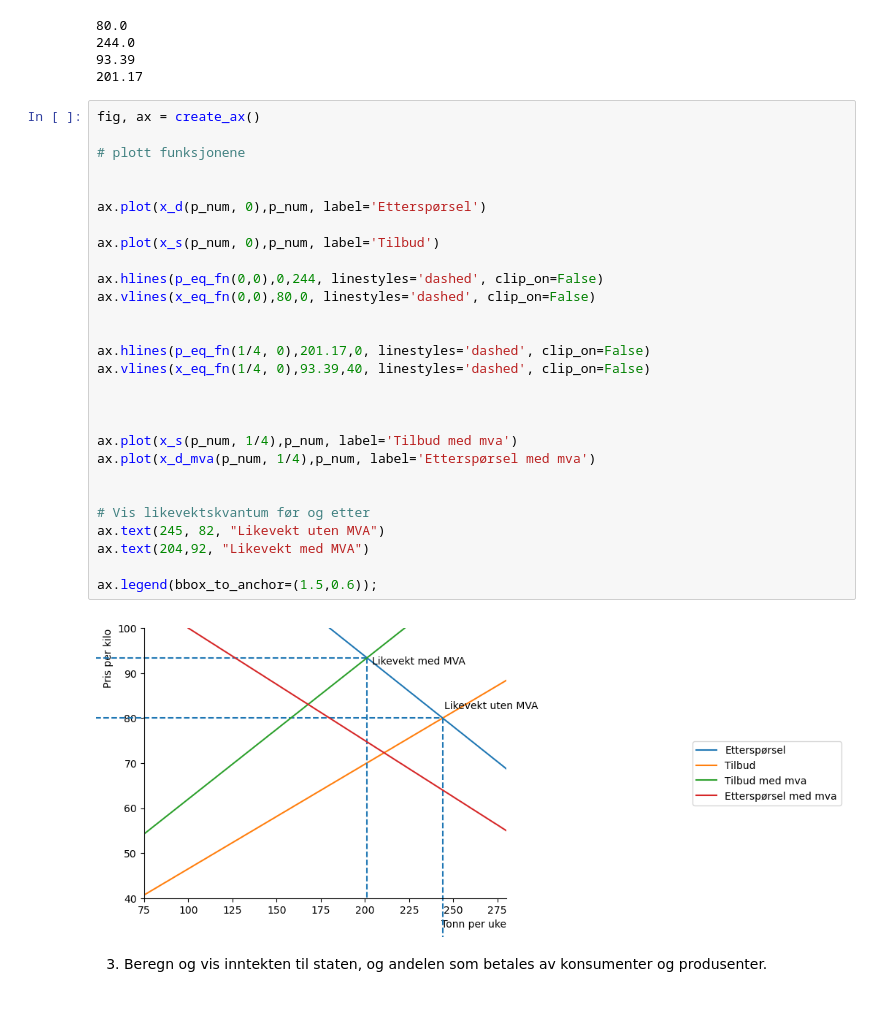
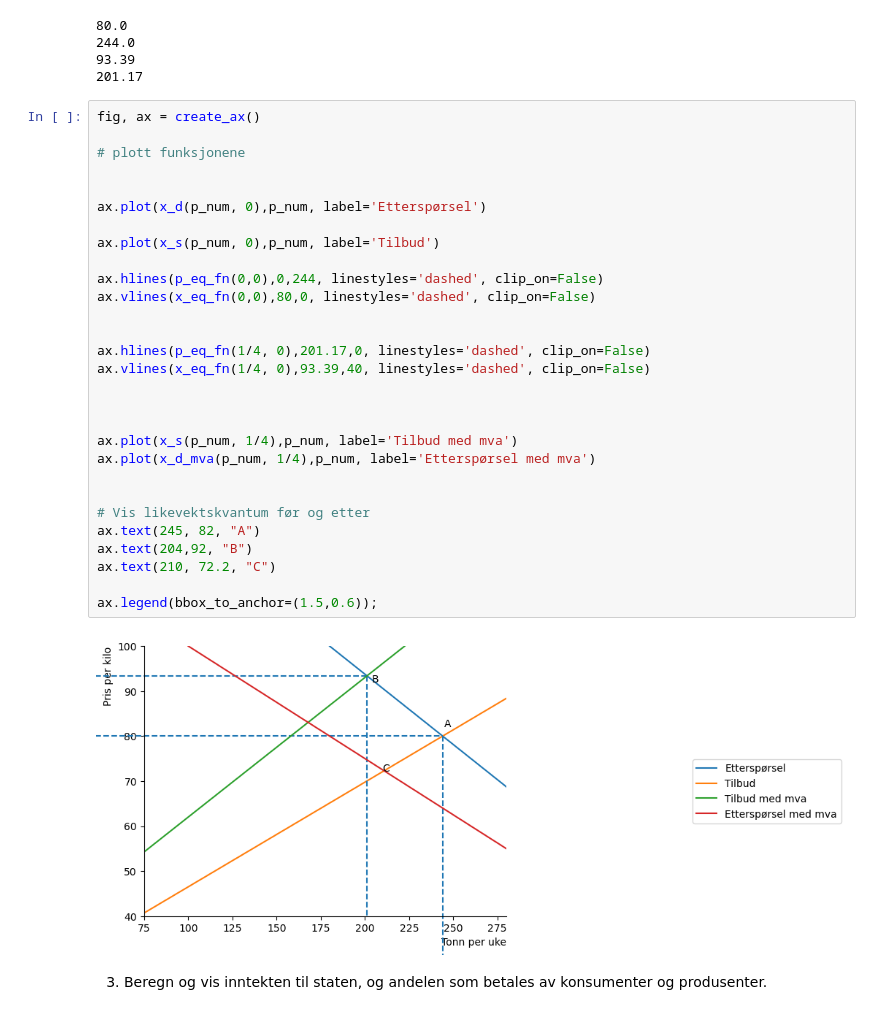
Before and after one commit to Danieljoha/Sok-1006, a Jupyter notebook: Arbeidskrav_2.ipynb, the cells around one changed output. Drawn from its saved outputs; the diff is of its cells as text.

```diff
--- a/Arbeidskrav_2.ipynb
+++ b/Arbeidskrav_2.ipynb
@@ -172,32 +178,33 @@ print(kvantum_med_mva)
 # %%
 fig, ax = create_ax()
 
 # plott funksjonene
 
 
 ax.plot(x_d(p_num, 0),p_num, label='Etterspørsel')
 
 ax.plot(x_s(p_num, 0),p_num, label='Tilbud')
 
 ax.hlines(p_eq_fn(0,0),0,244, linestyles='dashed', clip_on=False)
 ax.vlines(x_eq_fn(0,0),80,0, linestyles='dashed', clip_on=False)
 
 
 ax.hlines(p_eq_fn(1/4, 0),201.17,0, linestyles='dashed', clip_on=False)
 ax.vlines(x_eq_fn(1/4, 0),93.39,40, linestyles='dashed', clip_on=False)
 
 
 
 ax.plot(x_s(p_num, 1/4),p_num, label='Tilbud med mva')
 ax.plot(x_d_mva(p_num, 1/4),p_num, label='Etterspørsel med mva')
 
 
 # Vis likevektskvantum før og etter
-ax.text(245, 82, "Likevekt uten MVA")
-ax.text(204,92, "Likevekt med MVA")
+ax.text(245, 82, "A")
+ax.text(204,92, "B")
+ax.text(210, 72.2, "C")
 
 ax.legend(bbox_to_anchor=(1.5,0.6));
 # %% [output]
-[figure, old version]
+[figure, new version]
 # %% [markdown]
 3. Beregn og vis inntekten til staten, og andelen som betales av konsumenter og produsenter.
```
Also changed, not shown: parts of 6 cells of this notebook.
